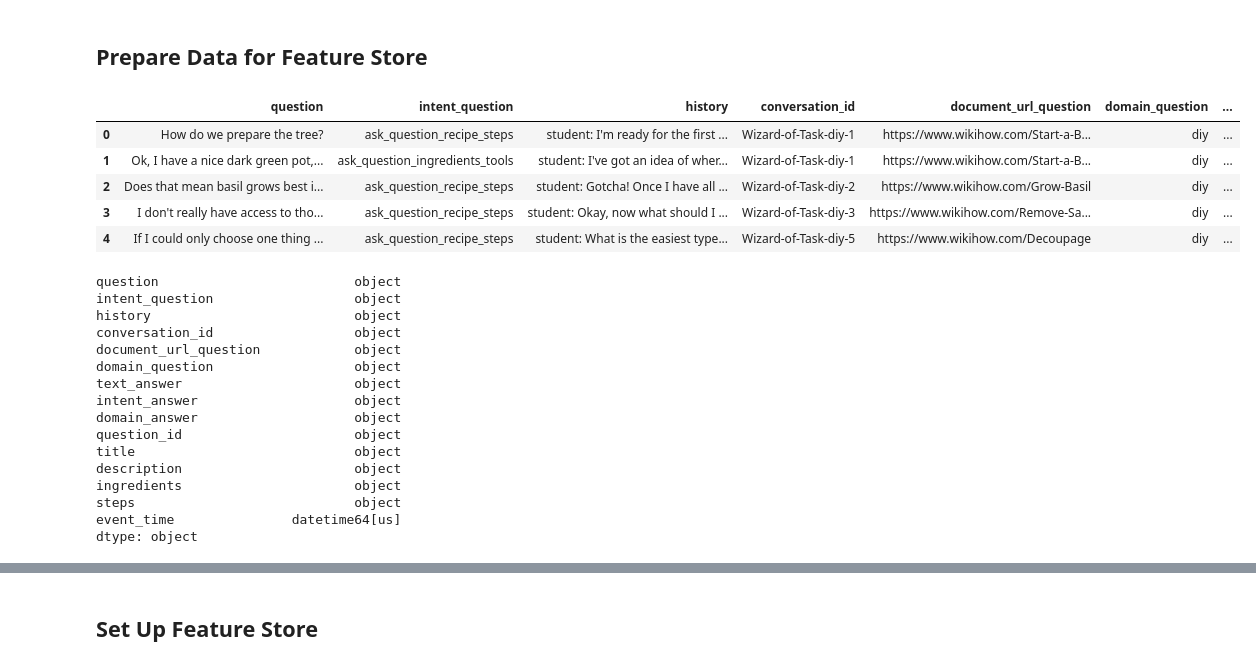
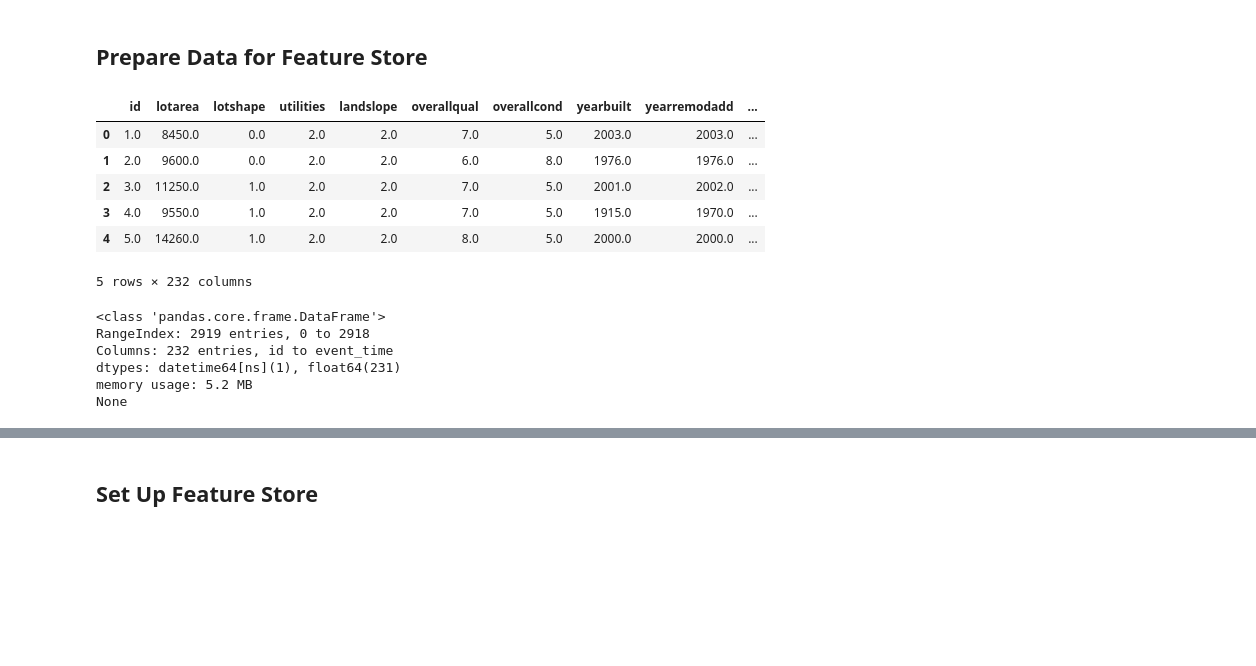
Before and after one commit to ithllc/AAI_540_SU_04, a Jupyter notebook: code/06_Set_Up_Feature_Store.ipynb, the cells around one changed output, grey strips where cells are left out. Drawn from its saved outputs; the diff is of its cells as text; code cells hidden in the pictures; blank space fills up the shorter version.

```diff
--- a/code/06_Set_Up_Feature_Store.ipynb
+++ b/code/06_Set_Up_Feature_Store.ipynb
@@ -72,0 +137,7 @@ df.head(5)
+# %%
+# Apply log transformation
+df['logsaleprice'] = np.log(df['saleprice'])
+
+# Plot histogram to see the new distribution
+sns.histplot(df['logsaleprice'], kde=True)
+plt.show()
@@ -72,0 +146,20 @@ df.head(5)
+# %%
+# function to one hot encode categorical columns
+def one_hot_encode_categorical_columns(df):
+    categorical_columns = df.select_dtypes(include=['object', 'category']).columns
+    df_encoded = pd.get_dummies(df, columns=categorical_columns)
+
+    return df_encoded
+
+# perform the one-hot encode on categorical  columns
+df_encoded = one_hot_encode_categorical_columns(df)
+
+# Convert int8 columns to integer type
+int8_columns = df_encoded.select_dtypes(include=['int8']).columns.tolist()
+df_encoded[int8_columns] = df_encoded[int8_columns].astype(int)
+
+# Convert uint8 columns to integer type
+uint8_columns = df_encoded.select_dtypes(include=['uint8']).columns.tolist()
+df_encoded[uint8_columns] = df_encoded[uint8_columns].astype(int)
+
+print(df_encoded.info())
@@ -72,0 +173,11 @@ df.head(5)
+# %%
+# Impute missing values for numerical columns with median
+numerical_columns = df_encoded.select_dtypes(include=[float, int]).columns.tolist()
+numerical_imputer = SimpleImputer(strategy='median')
+df_numerical_imputed = pd.DataFrame(numerical_imputer.fit_transform(df_encoded[numerical_columns]), columns=numerical_columns)
+
+# Create new imputed dataset
+df_imputed = pd.concat([df_numerical_imputed], axis=1)
+shape = df_imputed.shape
+print("Shape of the dataframe (row, col):",shape,"\r\n")
+df_imputed.head(5)
@@ -74,32 +194,23 @@ df.head(5)
 ## Prepare Data for Feature Store
 # %%
 # add an event time
-df['event_time'] = pd.Timestamp.now()
-df.head()
+df_imputed['event_time'] = pd.Timestamp.now()
+df_imputed.head(5)
 # %% [output]
-|  | question | intent_question | history | conversation_id | document_url_question | domain_question | ... |
-| 0 | How do we prepare the tree? | ask_question_recipe_steps | student: I'm ready for the first ... | Wizard-of-Task-diy-1 | https://www.wikihow.com/Start-a-B... | diy | ... |
-| 1 | Ok, I have a nice dark green pot,... | ask_question_ingredients_tools | student: I've got an idea of wher... | Wizard-of-Task-diy-1 | https://www.wikihow.com/Start-a-B... | diy | ... |
-| 2 | Does that mean basil grows best i... | ask_question_recipe_steps | student: Gotcha! Once I have all ... | Wizard-of-Task-diy-2 | https://www.wikihow.com/Grow-Basil | diy | ... |
-| 3 | I don't really have access to tho... | ask_question_recipe_steps | student: Okay, now what should I ... | Wizard-of-Task-diy-3 | https://www.wikihow.com/Remove-Sa... | diy | ... |
-| 4 | If I could only choose one thing ... | ask_question_recipe_steps | student: What is the easiest type... | Wizard-of-Task-diy-5 | https://www.wikihow.com/Decoupage | diy | ... |
+|  | id | lotarea | lotshape | utilities | landslope | overallqual | overallcond | yearbuilt | yearremodadd | ... |
+| 0 | 1.0 | 8450.0 | 0.0 | 2.0 | 2.0 | 7.0 | 5.0 | 2003.0 | 2003.0 | ... |
+| 1 | 2.0 | 9600.0 | 0.0 | 2.0 | 2.0 | 6.0 | 8.0 | 1976.0 | 1976.0 | ... |
+| 2 | 3.0 | 11250.0 | 1.0 | 2.0 | 2.0 | 7.0 | 5.0 | 2001.0 | 2002.0 | ... |
+| 3 | 4.0 | 9550.0 | 1.0 | 2.0 | 2.0 | 7.0 | 5.0 | 1915.0 | 1970.0 | ... |
+| 4 | 5.0 | 14260.0 | 1.0 | 2.0 | 2.0 | 8.0 | 5.0 | 2000.0 | 2000.0 | ... |
+5 rows × 232 columns
 # %%
 # check column types
-df.dtypes
+print(df_imputed.info())
 # %% [output]
-question                         object
-intent_question                  object
-history                          object
-conversation_id                  object
-document_url_question            object
-domain_question                  object
-text_answer                      object
-intent_answer                    object
-domain_answer                    object
-question_id                      object
-title                            object
-description                      object
-ingredients                      object
-steps                            object
-event_time               datetime64[us]
-dtype: object
+<class 'pandas.core.frame.DataFrame'>
+RangeIndex: 2919 entries, 0 to 2918
+Columns: 232 entries, id to event_time
+dtypes: datetime64[ns](1), float64(231)
+memory usage: 5.2 MB
+None
```
Also changed, not shown: parts of 23 cells of this notebook.
